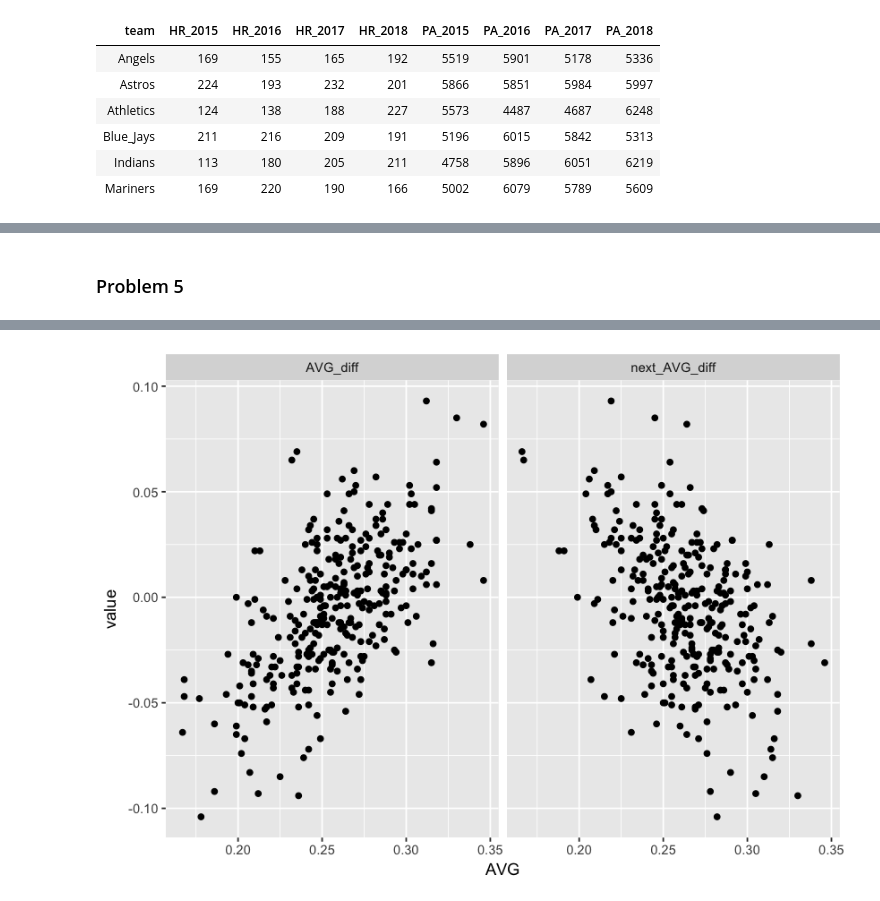
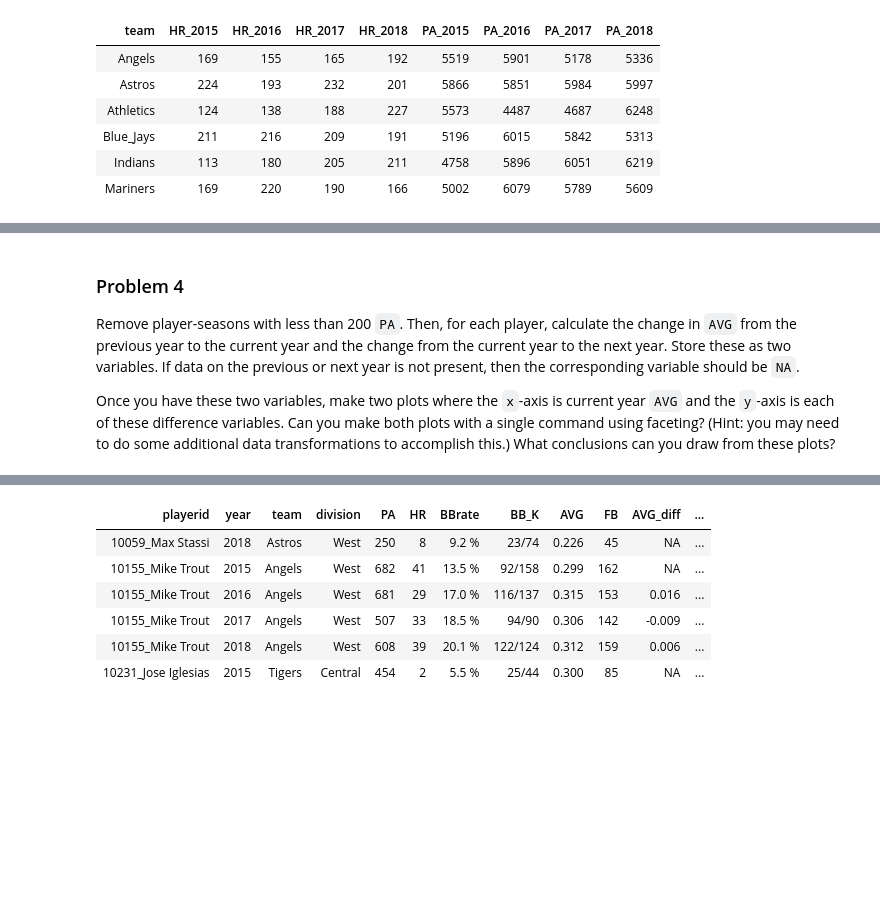
Before and after one commit to rogerfan/stats306_f18_labs, a Jupyter notebook: stats306_lab5_sol.ipynb, the cells around one changed output, grey strips where cells are left out. Cells and saved outputs as stored; diff of their text form; code cells hidden in the pictures; blank space fills up the shorter version.

```diff
--- a/stats306_lab5_sol.ipynb
+++ b/stats306_lab5_sol.ipynb
@@ -325,21 +299,20 @@ Warning message:
-# %% [markdown]
-### Problem 5
+# %% [markdown]
+### Problem 4
+
+Remove player-seasons with less than 200 `PA`. Then, for each player, calculate the change in `AVG` from the previous year to the current year and the change from the current year to the next year. Store these as two variables. If data on the previous or next year is not present, then the corresponding variable should be `NA`.
+
+Once you have these two variables, make two plots where the `x`-axis is current year `AVG` and the `y`-axis is each of these difference variables. Can you make both plots with a single command using faceting? (Hint: you may need to do some additional data transformations to accomplish this.) What conclusions can you draw from these plots?
 # %%
 options(repr.plot.width=7, repr.plot.height=5)
 
-# Remove seasons with less than 200 PA
-# Calculate change in average from the previous year for each player-year, AVG_diff
-# If the previous season is not present, AVG_diff should be NA
-
-dat5 = mlb %>% filter(PA >= 200) %>%
+dat4 = mlb %>% filter(PA >= 200) %>%
     unite(playerid, playerid, name) %>%
     complete(playerid, year) %>%
+    group_by(playerid) %>%
     arrange(playerid, year) %>%
-    group_by(playerid) %>%
     mutate(AVG_diff = AVG - lag(AVG),
-           next_AVG_diff = lead(AVG) - AVG)
+           next_AVG_diff = lead(AVG) - AVG) %>%
+    filter(!is.na(AVG))
 
-dat5b = dat5 %>% gather(key=variable, value=value, AVG_diff, next_AVG_diff)
-
-ggplot(dat5b, aes(x=AVG, y=value)) + geom_point() + facet_wrap(~variable)
+head(dat4)
 # %% [output]
@@ -348 +319,7 @@ Warning message:
-[figure, removed]
+| playerid | year | team | division | PA | HR | BBrate | BB_K | AVG | FB | AVG_diff | ... |
+| 10059_Max Stassi | 2018 | Astros | West | 250 | 8 | 9.2 % | 23/74 | 0.226 | 45 | NA | ... |
+| 10155_Mike Trout | 2015 | Angels | West | 682 | 41 | 13.5 % | 92/158 | 0.299 | 162 | NA | ... |
+| 10155_Mike Trout | 2016 | Angels | West | 681 | 29 | 17.0 % | 116/137 | 0.315 | 153 | 0.016 | ... |
+| 10155_Mike Trout | 2017 | Angels | West | 507 | 33 | 18.5 % | 94/90 | 0.306 | 142 | -0.009 | ... |
+| 10155_Mike Trout | 2018 | Angels | West | 608 | 39 | 20.1 % | 122/124 | 0.312 | 159 | 0.006 | ... |
+| 10231_Jose Iglesias | 2015 | Tigers | Central | 454 | 2 | 5.5 % | 25/44 | 0.300 | 85 | NA | ... |
```
Also changed, not shown: parts of 10 cells of this notebook, 1 other file.
